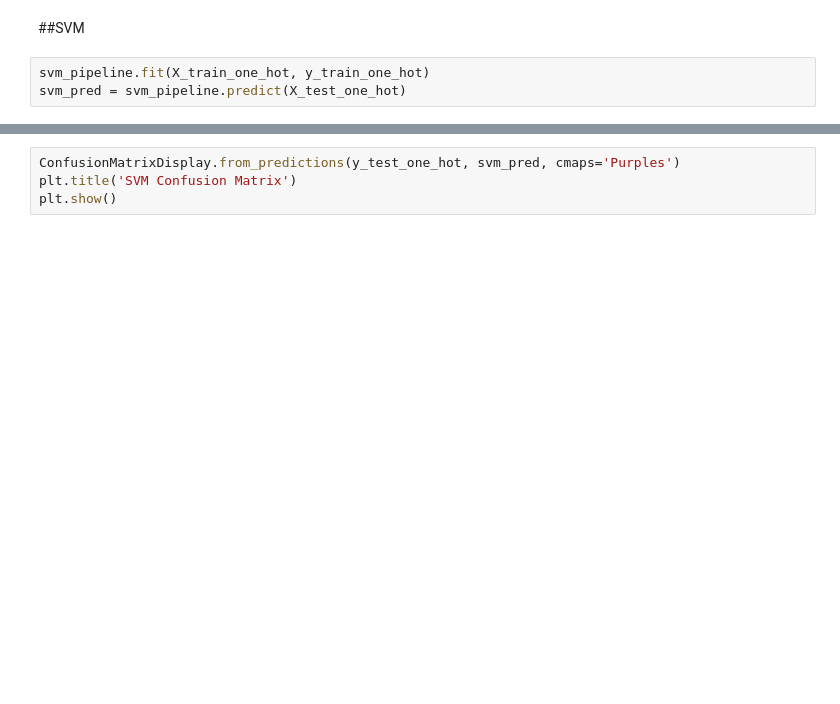
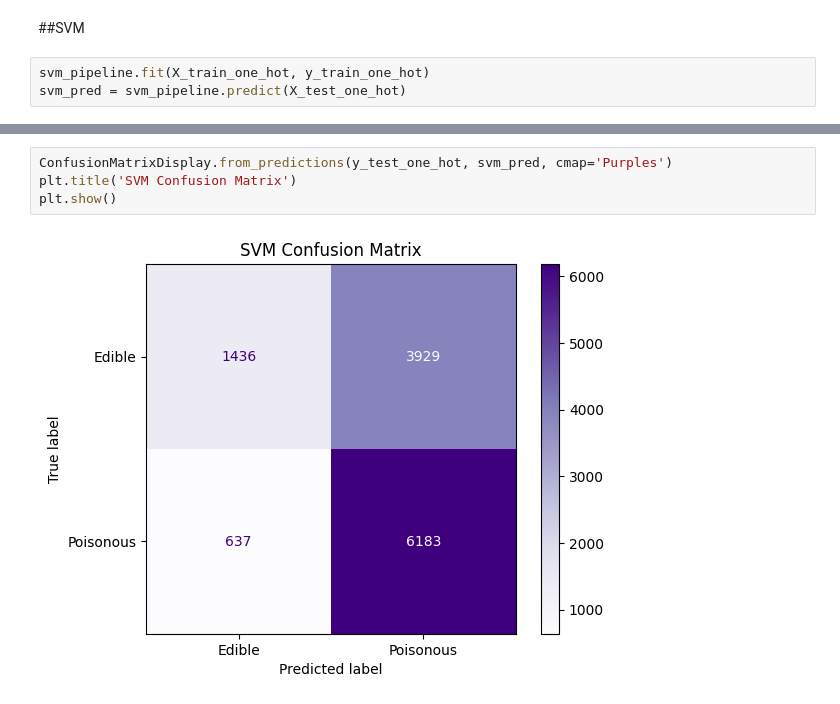
Before and after one commit to sascott9655/ADS-504-Mushroom-Classification-Project, a Jupyter notebook: Final_Project_Mushroom_Classification.ipynb, the cells around one changed output, grey strips where cells are left out. Cells and saved outputs as stored; diff of their text form; blank space fills up the shorter version.

```diff
--- a/Final_Project_Mushroom_Classification.ipynb
+++ b/Final_Project_Mushroom_Classification.ipynb
@@ -571,7 +602,9 @@ svm_cv_scores.mean()
 # %%
-ConfusionMatrixDisplay.from_predictions(y_test_one_hot, svm_pred, cmaps='Purples')
+ConfusionMatrixDisplay.from_predictions(y_test_one_hot, svm_pred, cmap='Purples')
 plt.title('SVM Confusion Matrix')
 plt.show()
+# %% [output]
+[figure, added]
 # %%
 precision_svm = precision_score(y_test_one_hot, svm_pred, pos_label="Poisonous")
 precision_svm
```
Also changed, not shown: parts of 24 cells of this notebook.
